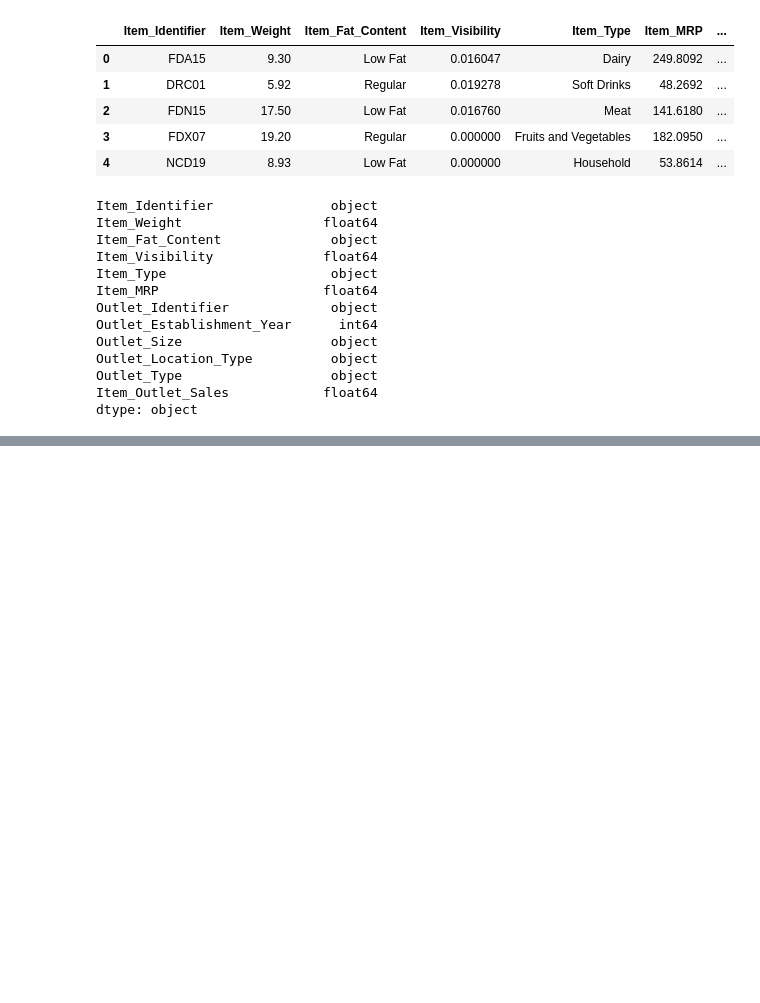
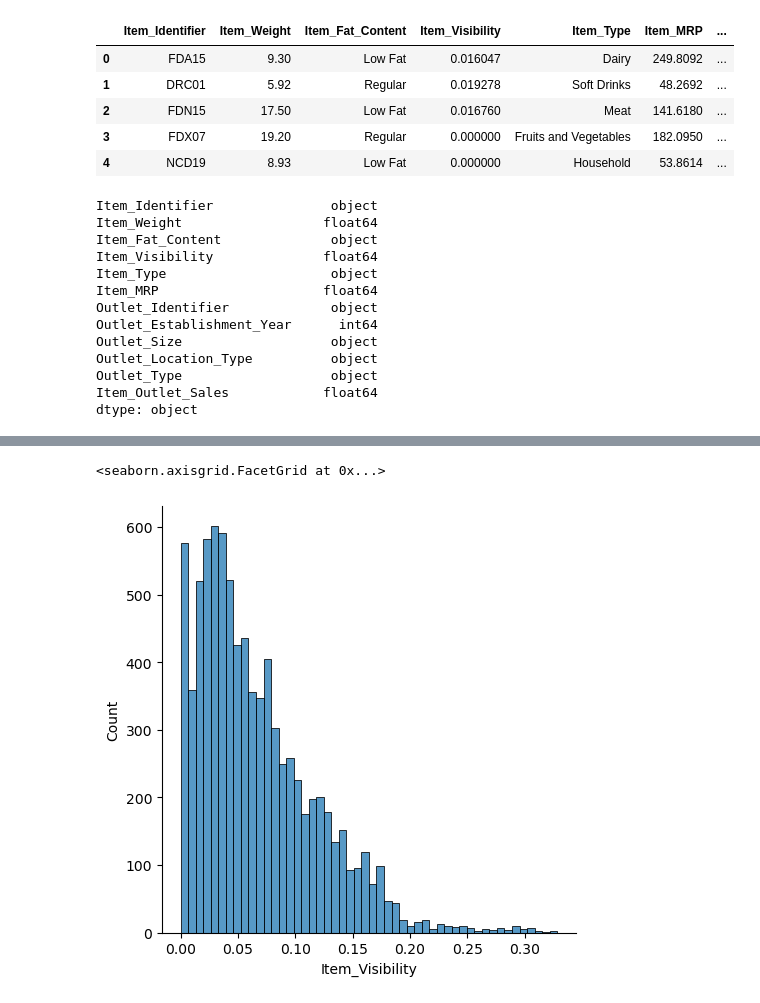
Before and after one commit to Harsithreddymajjigapu/22PROJECTS, a Jupyter notebook: projec.ipynb, the cells around one changed output, grey strips where cells are left out. Drawn from its saved outputs; the diff is of its cells as text; code cells hidden in the pictures; blank space fills up the shorter version.

```diff
--- a/projec.ipynb
+++ b/projec.ipynb
@@ -27,0 +114,5 @@ dtype: object
+# %%
+sns.displot(df['Item_Visibility'])
+# %% [output]
+<seaborn.axisgrid.FacetGrid at 0x...>
+[figure, added]
```
Also changed, not shown: parts of 17 cells of this notebook.
